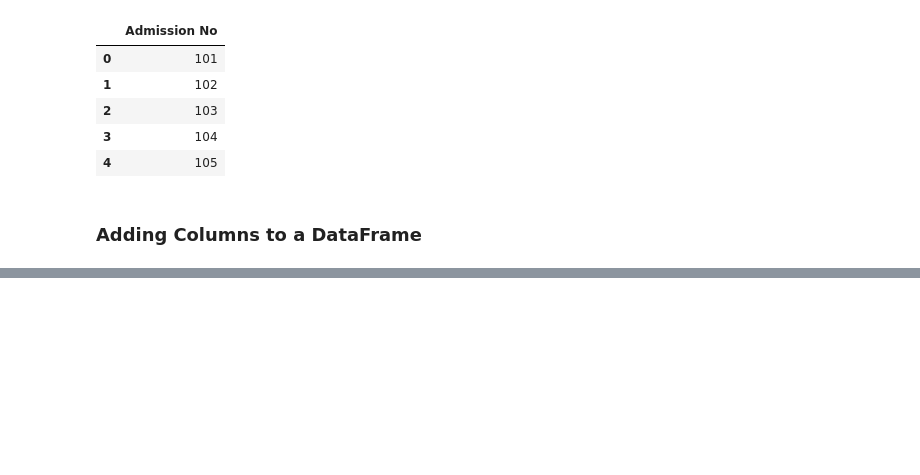
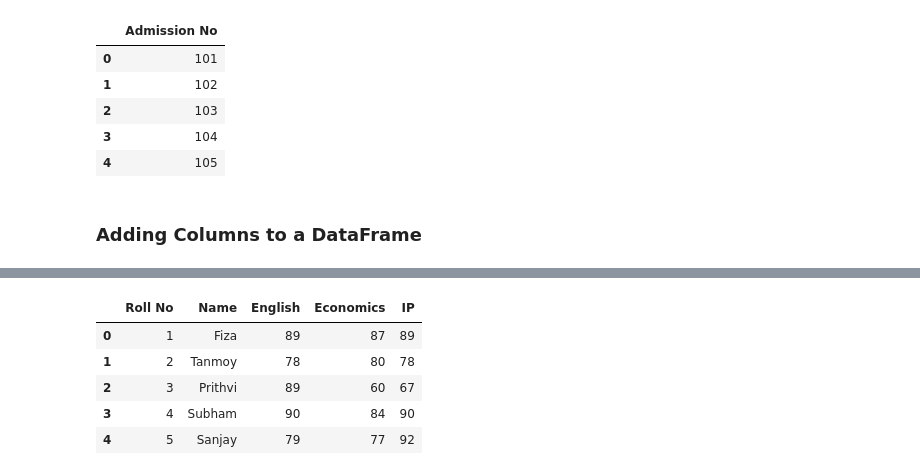
Before and after one commit to dr460ngeek/INFORMATION_PRACTICES_12, a Jupyter notebook: DAY 01 - (PART 2).ipynb, the cells around one changed output, grey strips where cells are left out. Saved outputs shown, nothing was run; the diff lists cells and outputs as text; code cells hidden in the pictures; blank space fills up the shorter version.

```diff
--- a/DAY 01 - (PART 2).ipynb
+++ b/DAY 01 - (PART 2).ipynb
@@ -297,0 +608,9 @@ df
+# %%
+df
+# %% [output]
+|  | Roll No | Name | English | Economics | IP |
+| 0 | 1 | Fiza | 89 | 87 | 89 |
+| 1 | 2 | Tanmoy | 78 | 80 | 78 |
+| 2 | 3 | Prithvi | 89 | 60 | 67 |
+| 3 | 4 | Subham | 90 | 84 | 90 |
+| 4 | 5 | Sanjay | 79 | 77 | 92 |
```
Also changed, not shown: parts of 52 cells of this notebook, 1 other file.
